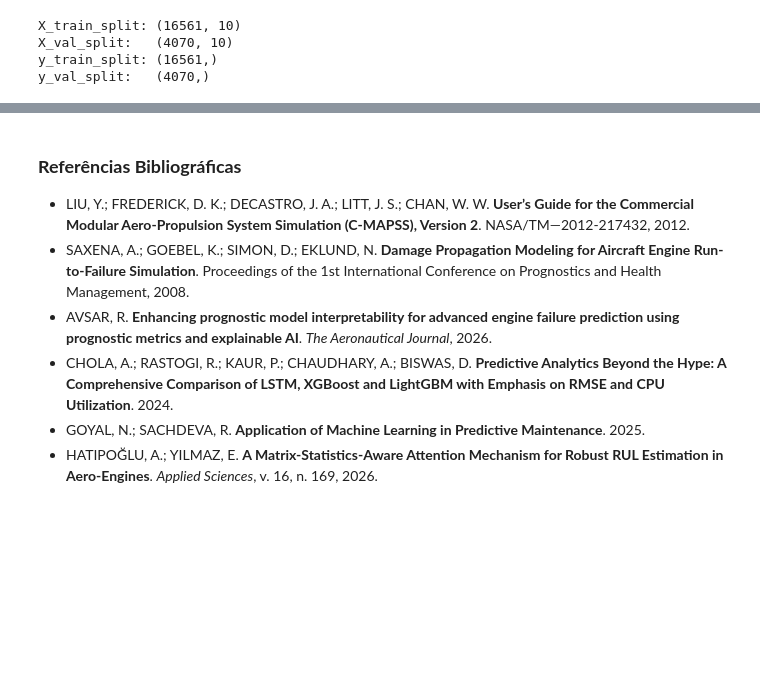
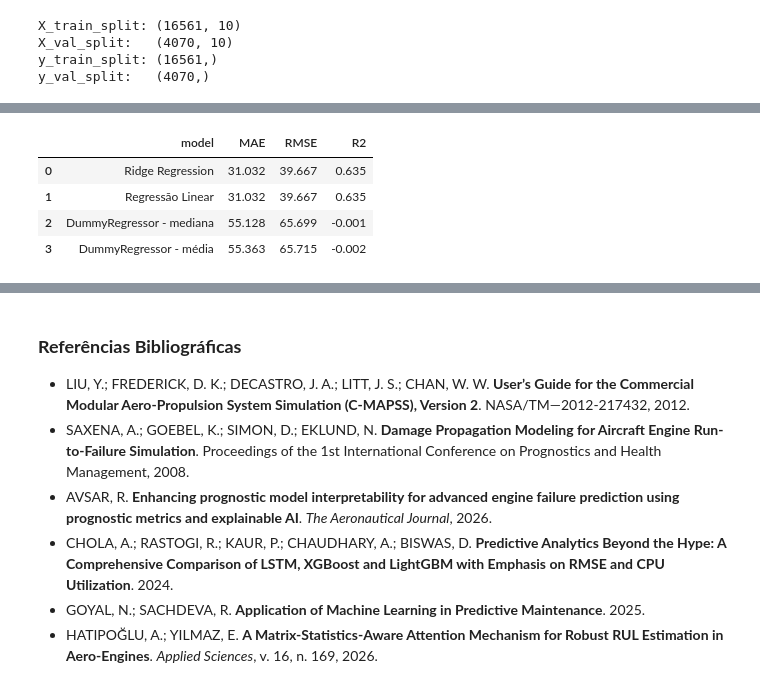
Before and after one commit to ander-oliveira/rul-prediction-cmapss, a Jupyter notebook: Prediction_RUL_CMAPSS.ipynb, the cells around one changed output, grey strips where cells are left out. Drawn from its saved outputs; the diff is of its cells as text; code cells hidden in the pictures; blank space fills up the shorter version.

```diff
--- a/Prediction_RUL_CMAPSS.ipynb
+++ b/Prediction_RUL_CMAPSS.ipynb
@@ -1179,0 +1264,7 @@ y_val_split:   (4070,)
+# %%
+baseline_models = {
+    "DummyRegressor - média": DummyRegressor(strategy="mean"),
+    "DummyRegressor - mediana": DummyRegressor(strategy="median"),
+    "Regressão Linear": LinearRegression(),
+    "Ridge Regression": Ridge(alpha=1.0)
+}
@@ -1179,0 +1298,8 @@ y_val_split:   (4070,)
+# %%
+baseline_results_df.round(3)
+# %% [output]
+|  | model | MAE | RMSE | R2 |
+| 0 | Ridge Regression | 31.032 | 39.667 | 0.635 |
+| 1 | Regressão Linear | 31.032 | 39.667 | 0.635 |
+| 2 | DummyRegressor - mediana | 55.128 | 65.699 | -0.001 |
+| 3 | DummyRegressor - média | 55.363 | 65.715 | -0.002 |
```
Also changed, not shown: parts of 31 cells of this notebook, 1 other file.
